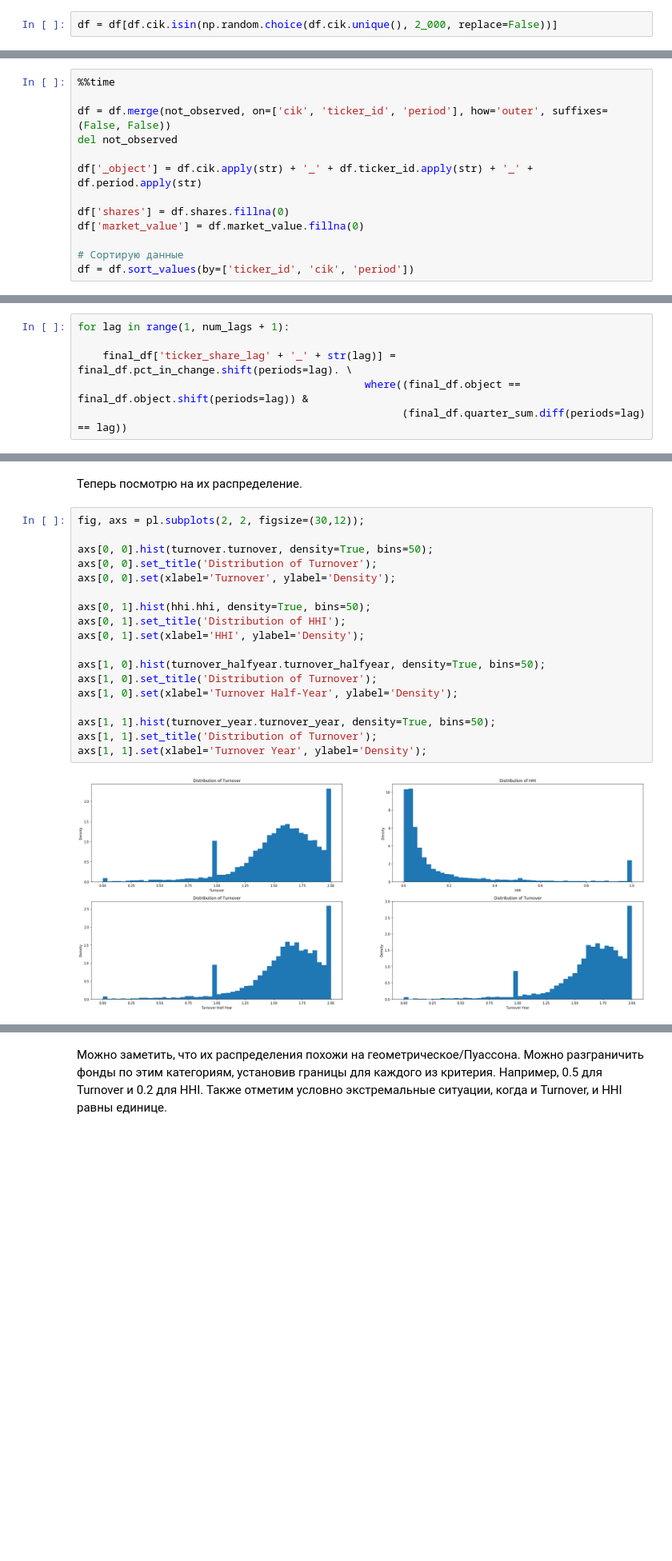
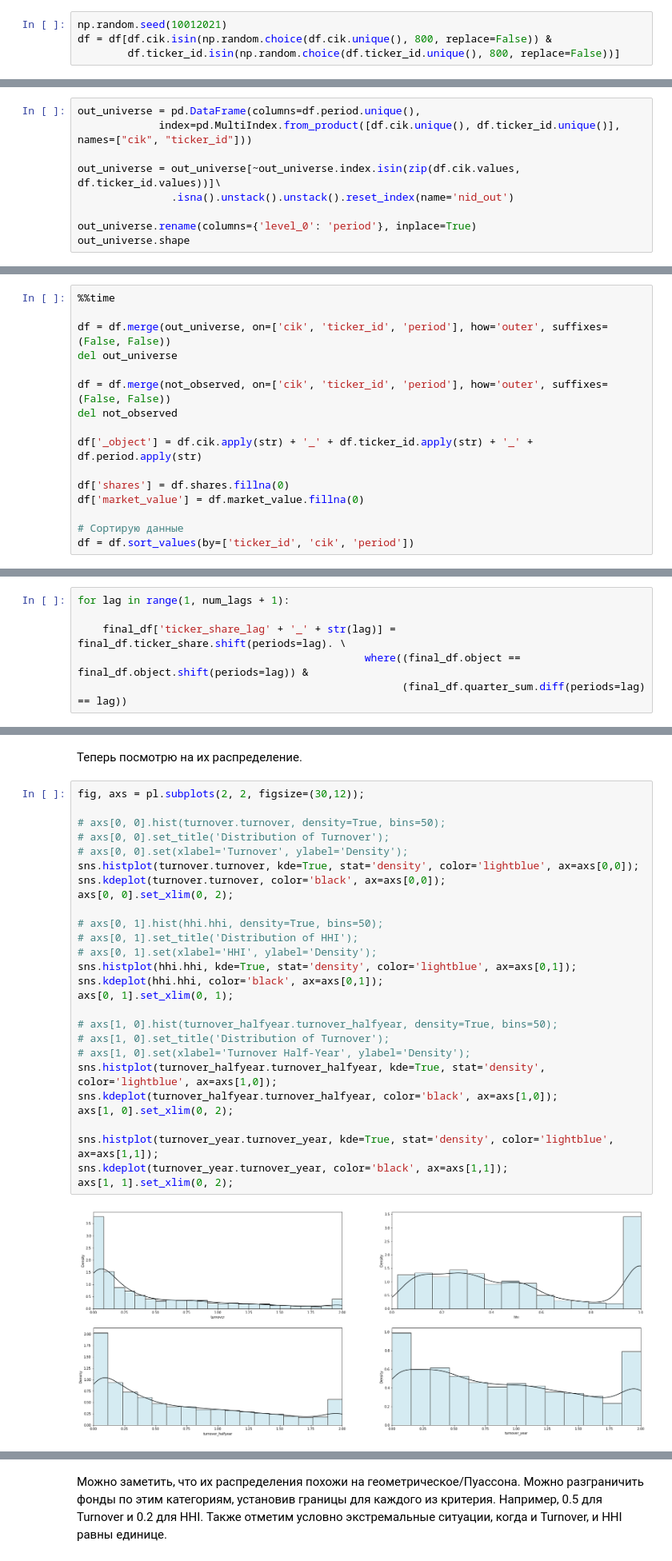
Before and after one commit to romankop/Coursework-3rd-Year, a Jupyter notebook: F13 Data.ipynb, the cells around one changed output, grey strips where cells are left out. Shown at 80% size. Drawn from its saved outputs; the diff is of its cells as text; blank space fills up the shorter version.

```diff
--- a/F13 Data.ipynb
+++ b/F13 Data.ipynb
@@ -233,5 +233,7 @@ In [5] used 19.1016 MiB RAM in 0.44s, peaked 0.00 MiB above current, total RAM u
 # %% [markdown]
 Так как в моих данных одной комбинации "Период - Тикер - Фонд" может соответствовать несколько наблюдений, как для основного отчета, так и для поправок, и эти наблюдения в отчете и поправках могут не совпадать, то я посчитаю суммы по комбинациям выше и типам отчета. Кроме того, так как фонды могут загружать основные отчеты и поправки в разное время, то я возьму тот тип отчета, который был загружен последним для каждой комбинации.
 # %%
-df = df[df.cik.isin(np.random.choice(df.cik.unique(), 2_000, replace=False))]
+np.random.seed(10012021)
+df = df[df.cik.isin(np.random.choice(df.cik.unique(), 800, replace=False)) &
+        df.ticker_id.isin(np.random.choice(df.ticker_id.unique(), 800, replace=False))]
 # %% [output]
@@ -263,3 +265,12 @@ In [9] used 307.4492 MiB RAM in 1.61s, peaked 253.38 MiB above current, total RA
 Как мы видим, соответствием в базе тикеров обладает меньше процента наблюдений. Поэтому я не буду включать данные о секторе в разработку модели.
 
 Для красоты отсортирую данные и удобства отсортирую данные.
+# %%
+out_universe = pd.DataFrame(columns=df.period.unique(),
+             index=pd.MultiIndex.from_product([df.cik.unique(), df.ticker_id.unique()], names=["cik", "ticker_id"]))
+
+out_universe = out_universe[~out_universe.index.isin(zip(df.cik.values, df.ticker_id.values))]\
+               .isna().unstack().unstack().reset_index(name='nid_out')
+
+out_universe.rename(columns={'level_0': 'period'}, inplace=True)
+out_universe.shape
@@ -276,5 +292,8 @@ In [8] used 131.1211 MiB RAM in 2.73s, peaked 168.88 MiB above current, total RA
 # %%
 %%time
+
+df = df.merge(out_universe, on=['cik', 'ticker_id', 'period'], how='outer', suffixes=(False, False))
+del out_universe
 
 df = df.merge(not_observed, on=['cik', 'ticker_id', 'period'], how='outer', suffixes=(False, False))
 del not_observed
@@ -574,7 +595,7 @@ In [33] used 61.5000 MiB RAM in 44.19s, peaked 183.64 MiB above current, total R
 # %%
 for lag in range(1, num_lags + 1):
 
-    final_df['ticker_share_lag' + '_' + str(lag)] = final_df.pct_in_change.shift(periods=lag). \
+    final_df['ticker_share_lag' + '_' + str(lag)] = final_df.ticker_share.shift(periods=lag). \
                                               where((final_df.object == final_df.object.shift(periods=lag)) &
                                                     (final_df.quarter_sum.diff(periods=lag) == lag))
 # %% [output]
@@ -638,20 +659,29 @@ In [38] used 204.7266 MiB RAM in 33.10s, peaked 2136.68 MiB above current, total
 # %%
 fig, axs = pl.subplots(2, 2, figsize=(30,12));
 
-axs[0, 0].hist(turnover.turnover, density=True, bins=50);
-axs[0, 0].set_title('Distribution of Turnover');
-axs[0, 0].set(xlabel='Turnover', ylabel='Density');
+# axs[0, 0].hist(turnover.turnover, density=True, bins=50);
+# axs[0, 0].set_title('Distribution of Turnover');
+# axs[0, 0].set(xlabel='Turnover', ylabel='Density');
+sns.histplot(turnover.turnover, kde=True, stat='density', color='lightblue', ax=axs[0,0]);
+sns.kdeplot(turnover.turnover, color='black', ax=axs[0,0]);
+axs[0, 0].set_xlim(0, 2);
 
-axs[0, 1].hist(hhi.hhi, density=True, bins=50);
-axs[0, 1].set_title('Distribution of HHI');
-axs[0, 1].set(xlabel='HHI', ylabel='Density');
+# axs[0, 1].hist(hhi.hhi, density=True, bins=50);
+# axs[0, 1].set_title('Distribution of HHI');
+# axs[0, 1].set(xlabel='HHI', ylabel='Density');
+sns.histplot(hhi.hhi, kde=True, stat='density', color='lightblue', ax=axs[0,1]);
+sns.kdeplot(hhi.hhi, color='black', ax=axs[0,1]);
+axs[0, 1].set_xlim(0, 1);
 
-axs[1, 0].hist(turnover_halfyear.turnover_halfyear, density=True, bins=50);
-axs[1, 0].set_title('Distribution of Turnover');
-axs[1, 0].set(xlabel='Turnover Half-Year', ylabel='Density');
+# axs[1, 0].hist(turnover_halfyear.turnover_halfyear, density=True, bins=50);
+# axs[1, 0].set_title('Distribution of Turnover');
+# axs[1, 0].set(xlabel='Turnover Half-Year', ylabel='Density');
+sns.histplot(turnover_halfyear.turnover_halfyear, kde=True, stat='density', color='lightblue', ax=axs[1,0]);
+sns.kdeplot(turnover_halfyear.turnover_halfyear, color='black', ax=axs[1,0]);
+axs[1, 0].set_xlim(0, 2);
 
-axs[1, 1].hist(turnover_year.turnover_year, density=True, bins=50);
-axs[1, 1].set_title('Distribution of Turnover');
-axs[1, 1].set(xlabel='Turnover Year', ylabel='Density');
+sns.histplot(turnover_year.turnover_year, kde=True, stat='density', color='lightblue', ax=axs[1,1]);
+sns.kdeplot(turnover_year.turnover_year, color='black', ax=axs[1,1]);
+axs[1, 1].set_xlim(0, 2);
 # %% [output]
-[figure, old version]
+[figure, new version]
```
Also changed, not shown: parts of 141 cells of this notebook.
